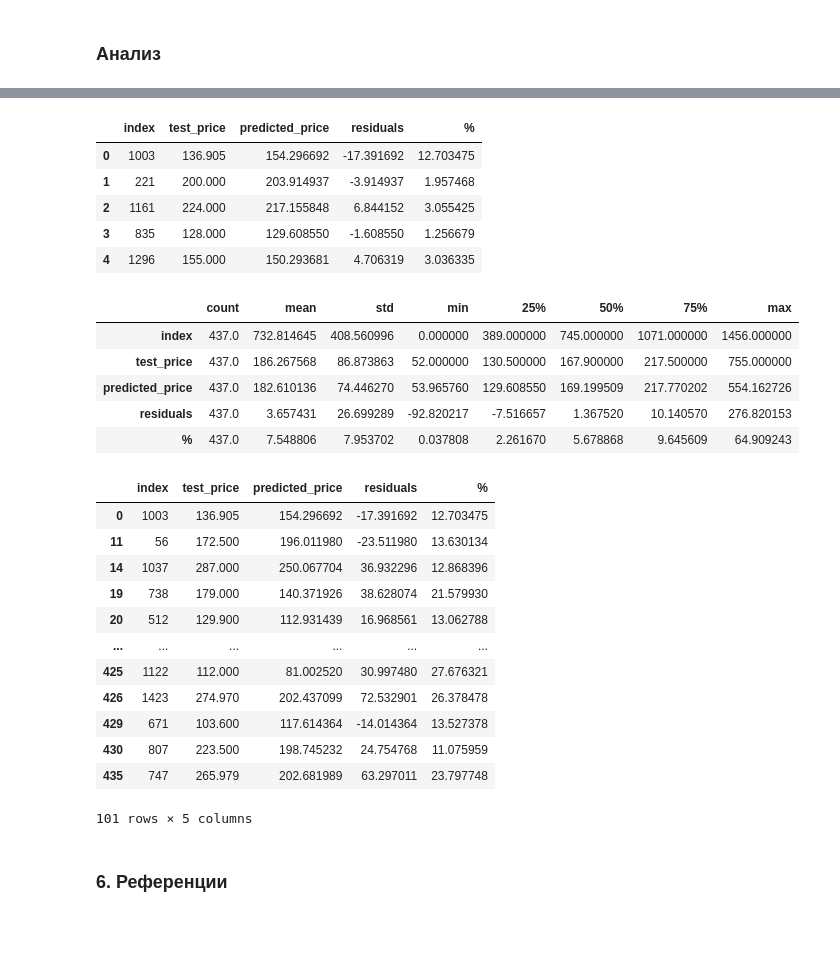
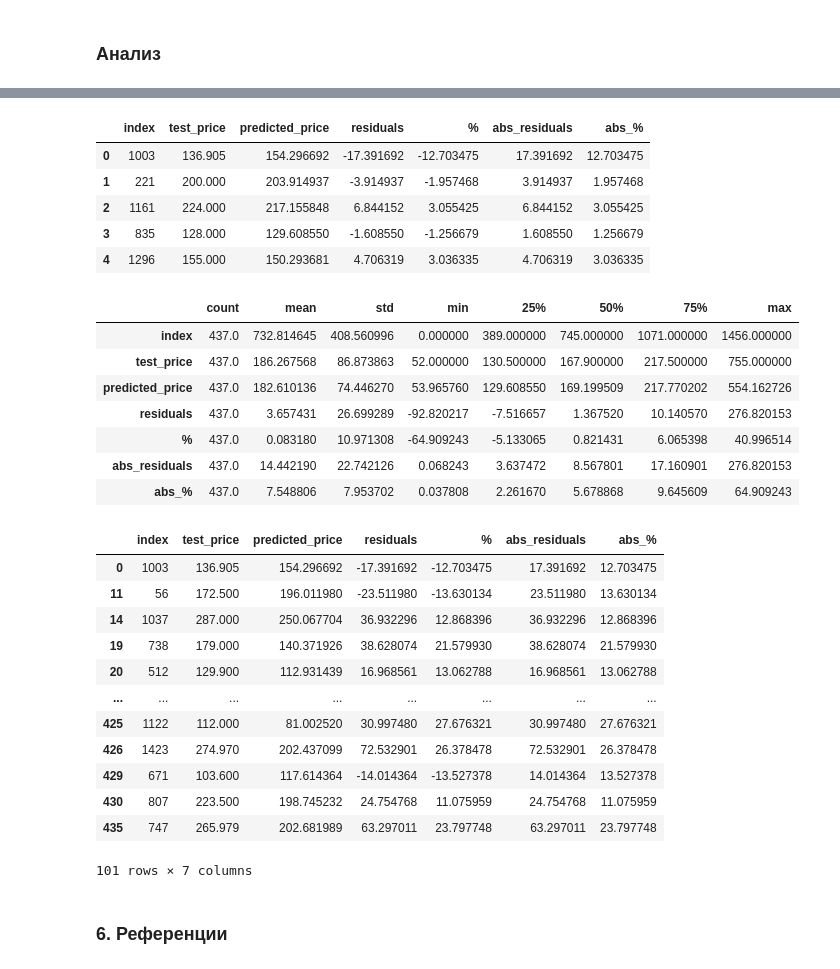
Before and after one commit to RadkaValkova/Machine-Learning, a Jupyter notebook: Exam_preparation/EXAM_3.ipynb, the cells around one changed output, grey strips where cells are left out. Saved outputs shown, nothing was run; the diff lists cells and outputs as text; code cells hidden in the pictures; blank space fills up the shorter version.

```diff
--- a/Exam_preparation/EXAM_3.ipynb
+++ b/Exam_preparation/EXAM_3.ipynb
@@ -133,5 +133,5 @@ dtype: int64
 # %%
-# Запълвам всички нецифрови липсващи стойности с "не е налично"
+# Запълвам всички нечислови липсващи стойности с "not available"
 for col in train.select_dtypes(exclude = ['int64', 'float64']):
-    train[col].fillna('Not avalable', inplace= True)
+    train[col].fillna('Not available', inplace= True)
 # %%
@@ -1031,15 +973,17 @@ predicted_prices_df = pd.DataFrame({'index': test_target_set.index,
                                     'test_price': list(test_prices),
                                     'predicted_price': list(predicted_prices),
                                     'residuals': list(residuals),
-                                    '%': list((abs(residuals)/test_prices)*100)})
+                                    '%': list(((residuals)/test_prices)*100),
+                                    'abs_residuals': list(abs(residuals)),
+                                    'abs_%': list((abs(residuals)/test_prices)*100)})
 predicted_prices_df.head()
 # %% [output]
-|  | index | test_price | predicted_price | residuals | % |
-| 0 | 1003 | 136.905 | 154.296692 | -17.391692 | 12.703475 |
-| 1 | 221 | 200.000 | 203.914937 | -3.914937 | 1.957468 |
-| 2 | 1161 | 224.000 | 217.155848 | 6.844152 | 3.055425 |
-| 3 | 835 | 128.000 | 129.608550 | -1.608550 | 1.256679 |
-| 4 | 1296 | 155.000 | 150.293681 | 4.706319 | 3.036335 |
+|  | index | test_price | predicted_price | residuals | % | abs_residuals | abs_% |
+| 0 | 1003 | 136.905 | 154.296692 | -17.391692 | -12.703475 | 17.391692 | 12.703475 |
+| 1 | 221 | 200.000 | 203.914937 | -3.914937 | -1.957468 | 3.914937 | 1.957468 |
+| 2 | 1161 | 224.000 | 217.155848 | 6.844152 | 3.055425 | 6.844152 | 3.055425 |
+| 3 | 835 | 128.000 | 129.608550 | -1.608550 | -1.256679 | 1.608550 | 1.256679 |
+| 4 | 1296 | 155.000 | 150.293681 | 4.706319 | 3.036335 | 4.706319 | 3.036335 |
 # %%
 predicted_prices_df.describe().T
 # %% [output]
@@ -1048,22 +992,24 @@ predicted_prices_df.describe().T
 | test_price | 437.0 | 186.267568 | 86.873863 | 52.000000 | 130.500000 | 167.900000 | 217.500000 | 755.000000 |
 | predicted_price | 437.0 | 182.610136 | 74.446270 | 53.965760 | 129.608550 | 169.199509 | 217.770202 | 554.162726 |
 | residuals | 437.0 | 3.657431 | 26.699289 | -92.820217 | -7.516657 | 1.367520 | 10.140570 | 276.820153 |
-| % | 437.0 | 7.548806 | 7.953702 | 0.037808 | 2.261670 | 5.678868 | 9.645609 | 64.909243 |
+| % | 437.0 | 0.083180 | 10.971308 | -64.909243 | -5.133065 | 0.821431 | 6.065398 | 40.996514 |
+| abs_residuals | 437.0 | 14.442190 | 22.742126 | 0.068243 | 3.637472 | 8.567801 | 17.160901 | 276.820153 |
+| abs_% | 437.0 | 7.548806 | 7.953702 | 0.037808 | 2.261670 | 5.678868 | 9.645609 | 64.909243 |
 # %%
-predicted_prices_df[predicted_prices_df['%'] > 10]
+predicted_prices_df[predicted_prices_df['abs_%'] > 10]
 # %% [output]
-|  | index | test_price | predicted_price | residuals | % |
-| 0 | 1003 | 136.905 | 154.296692 | -17.391692 | 12.703475 |
-| 11 | 56 | 172.500 | 196.011980 | -23.511980 | 13.630134 |
-| 14 | 1037 | 287.000 | 250.067704 | 36.932296 | 12.868396 |
-| 19 | 738 | 179.000 | 140.371926 | 38.628074 | 21.579930 |
-| 20 | 512 | 129.900 | 112.931439 | 16.968561 | 13.062788 |
-| ... | ... | ... | ... | ... | ... |
-| 425 | 1122 | 112.000 | 81.002520 | 30.997480 | 27.676321 |
-| 426 | 1423 | 274.970 | 202.437099 | 72.532901 | 26.378478 |
-| 429 | 671 | 103.600 | 117.614364 | -14.014364 | 13.527378 |
-| 430 | 807 | 223.500 | 198.745232 | 24.754768 | 11.075959 |
-| 435 | 747 | 265.979 | 202.681989 | 63.297011 | 23.797748 |
+|  | index | test_price | predicted_price | residuals | % | abs_residuals | abs_% |
+| 0 | 1003 | 136.905 | 154.296692 | -17.391692 | -12.703475 | 17.391692 | 12.703475 |
+| 11 | 56 | 172.500 | 196.011980 | -23.511980 | -13.630134 | 23.511980 | 13.630134 |
+| 14 | 1037 | 287.000 | 250.067704 | 36.932296 | 12.868396 | 36.932296 | 12.868396 |
+| 19 | 738 | 179.000 | 140.371926 | 38.628074 | 21.579930 | 38.628074 | 21.579930 |
+| 20 | 512 | 129.900 | 112.931439 | 16.968561 | 13.062788 | 16.968561 | 13.062788 |
+| ... | ... | ... | ... | ... | ... | ... | ... |
+| 425 | 1122 | 112.000 | 81.002520 | 30.997480 | 27.676321 | 30.997480 | 27.676321 |
+| 426 | 1423 | 274.970 | 202.437099 | 72.532901 | 26.378478 | 72.532901 | 26.378478 |
+| 429 | 671 | 103.600 | 117.614364 | -14.014364 | -13.527378 | 14.014364 | 13.527378 |
+| 430 | 807 | 223.500 | 198.745232 | 24.754768 | 11.075959 | 24.754768 | 11.075959 |
+| 435 | 747 | 265.979 | 202.681989 | 63.297011 | 23.797748 | 63.297011 | 23.797748 |
-101 rows × 5 columns
+101 rows × 7 columns
 # %% [markdown]
 ### 6. Референции
```
Also changed, not shown: parts of 43 cells of this notebook.
